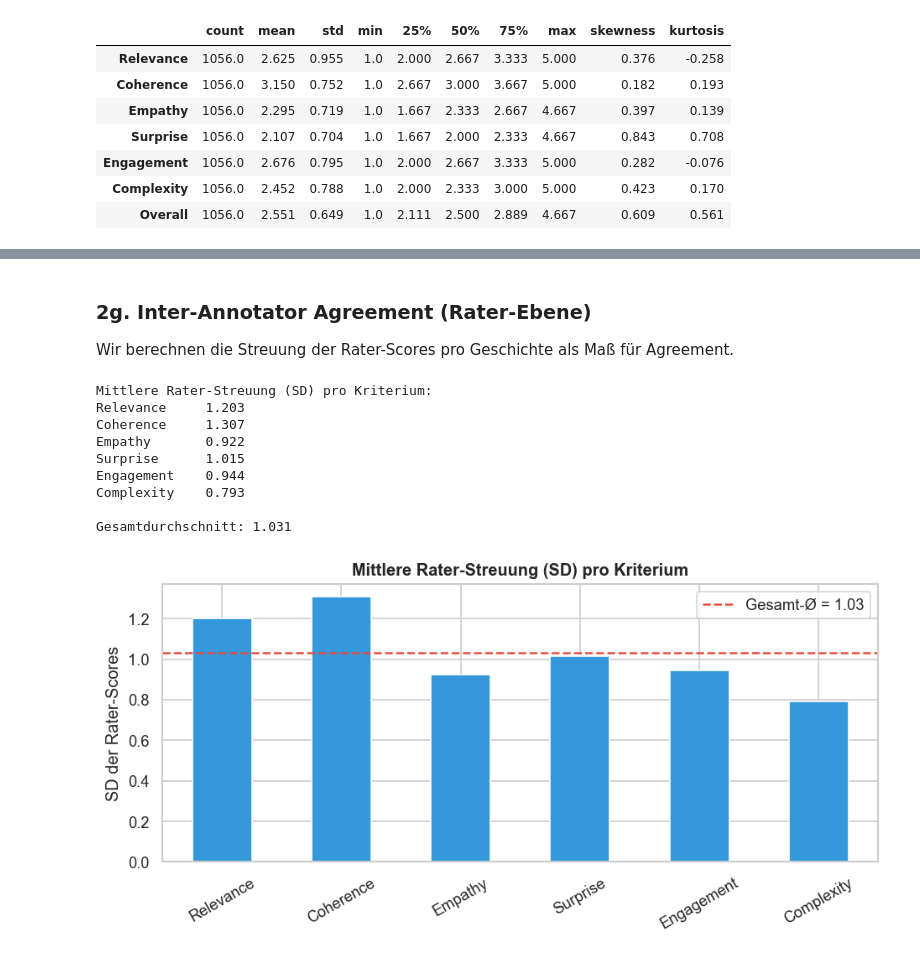
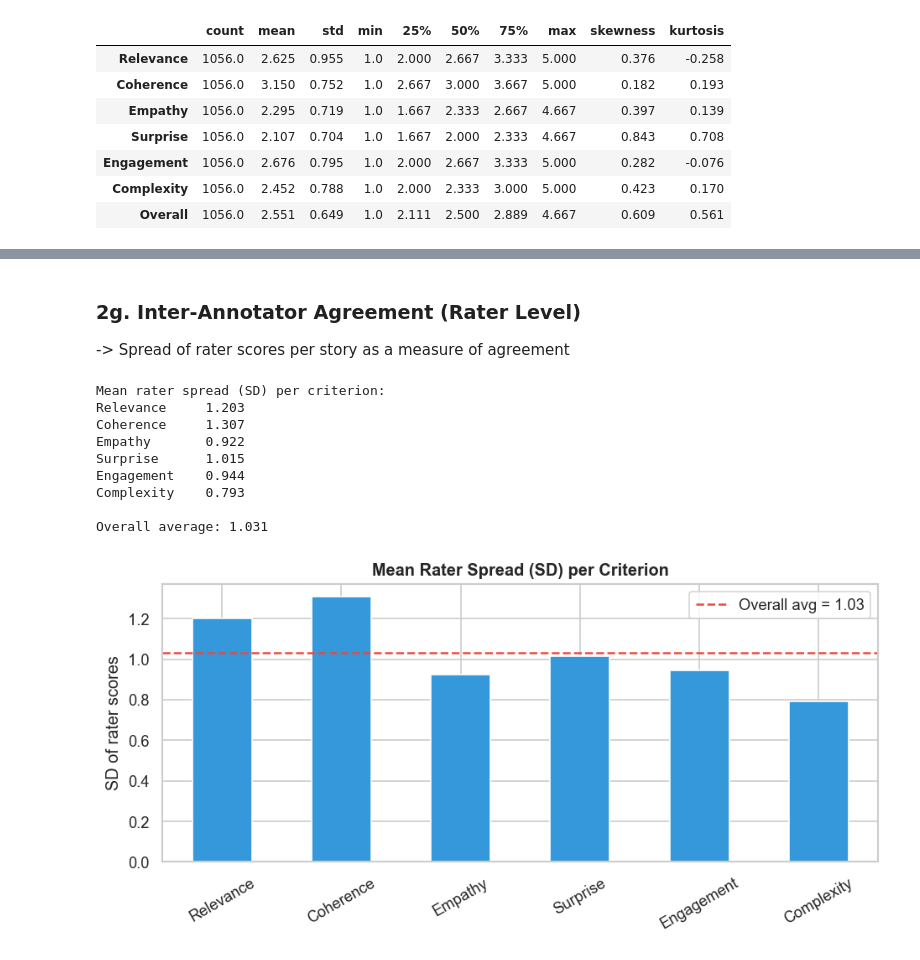
Before and after one commit to thwinner/llm-linguistic-diversity, a Jupyter notebook: data_description/descriptive_analysis_hanna.ipynb, the cells around one changed output, grey strips where cells are left out. Drawn from its saved outputs; the diff is of its cells as text; code cells hidden in the pictures.

```diff
--- a/data_description/descriptive_analysis_hanna.ipynb
+++ b/data_description/descriptive_analysis_hanna.ipynb
@@ -56,11 +43,9 @@ print('✓ Setup abgeschlossen.')
 # %%
-# ── Pfad anpassen ────────────────────────────────────────────────────────────
-HANNA_PATH = 'data/hanna_stories_annotations.csv'
-# ─────────────────────────────────────────────────────────────────────────────
+HANNA_PATH = '../data/hanna_stories_annotations.csv'
 
-ann = pd.read_csv(HANNA_PATH)
-print(f'Shape: {ann.shape}')
-print(f'Spalten: {list(ann.columns)}')
-ann.head(3)
+hanna = pd.read_csv(HANNA_PATH)
+print(f'Shape: {hanna.shape}')
+print(f'Columns: {list(hanna.columns)}')
+hanna.head(3)
 # %% [output]
 Shape: (3168, 15)
@@ -258,35 +212,35 @@ pd.DataFrame(kw_results).set_index('Kriterium')
-# %% [markdown]
-### 2g. Inter-Annotator Agreement (Rater-Ebene)
-
-Wir berechnen die Streuung der Rater-Scores pro Geschichte als Maß für Agreement.
+# %% [markdown]
+### 2g. Inter-Annotator Agreement (Rater Level)
+
+-> Spread of rater scores per story as a measure of agreement
 # %%
-# Standardabweichung der Rater-Scores pro Geschichte und Kriterium
-rater_std = ann.groupby('Story ID')[HUMAN_CRITERIA].std().reset_index()
+# Standard deviation of rater scores per story and criterion
+rater_std = hanna.groupby('Story ID')[HUMAN_CRITERIA].std().reset_index()
 rater_std_mean = rater_std[HUMAN_CRITERIA].mean()
 
-print('Mittlere Rater-Streuung (SD) pro Kriterium:')
+print('Mean rater spread (SD) per criterion:')
 print(rater_std_mean.round(3).to_string())
-print(f'\nGesamtdurchschnitt: {rater_std_mean.mean():.3f}')
+print(f'\nOverall average: {rater_std_mean.mean():.3f}')
 
 fig, ax = plt.subplots(figsize=(8, 4))
 rater_std_mean.plot(kind='bar', color='#3498db', ax=ax, edgecolor='white')
-ax.axhline(rater_std_mean.mean(), color='#e74c3c', linestyle='--', label=f'Gesamt-Ø = {rater_std_mean.mean():.2f}')
-ax.set_title('Mittlere Rater-Streuung (SD) pro Kriterium', fontweight='bold')
-ax.set_ylabel('SD der Rater-Scores')
+ax.axhline(rater_std_mean.mean(), color='#e74c3c', linestyle='--', label=f'Overall avg = {rater_std_mean.mean():.2f}')
+ax.set_title('Mean Rater Spread (SD) per Criterion', fontweight='bold')
+ax.set_ylabel('SD of rater scores')
 ax.set_xlabel('')
 ax.tick_params(axis='x', rotation=30)
 ax.legend()
 plt.tight_layout()
-plt.savefig('plot_rater_agreement.png', bbox_inches='tight')
+plt.savefig('../figures/data_description/hanna_plot_rater_agreement.png', bbox_inches='tight')
 plt.show()
 # %% [output]
-Mittlere Rater-Streuung (SD) pro Kriterium:
+Mean rater spread (SD) per criterion:
 Relevance     1.203
 Coherence     1.307
 Empathy       0.922
 Surprise      1.015
 Engagement    0.944
 Complexity    0.793
 
-Gesamtdurchschnitt: 1.031
+Overall average: 1.031
-[figure, old version]
+[figure, new version]
```
Also changed, not shown: parts of 31 cells of this notebook, 7 other files.
